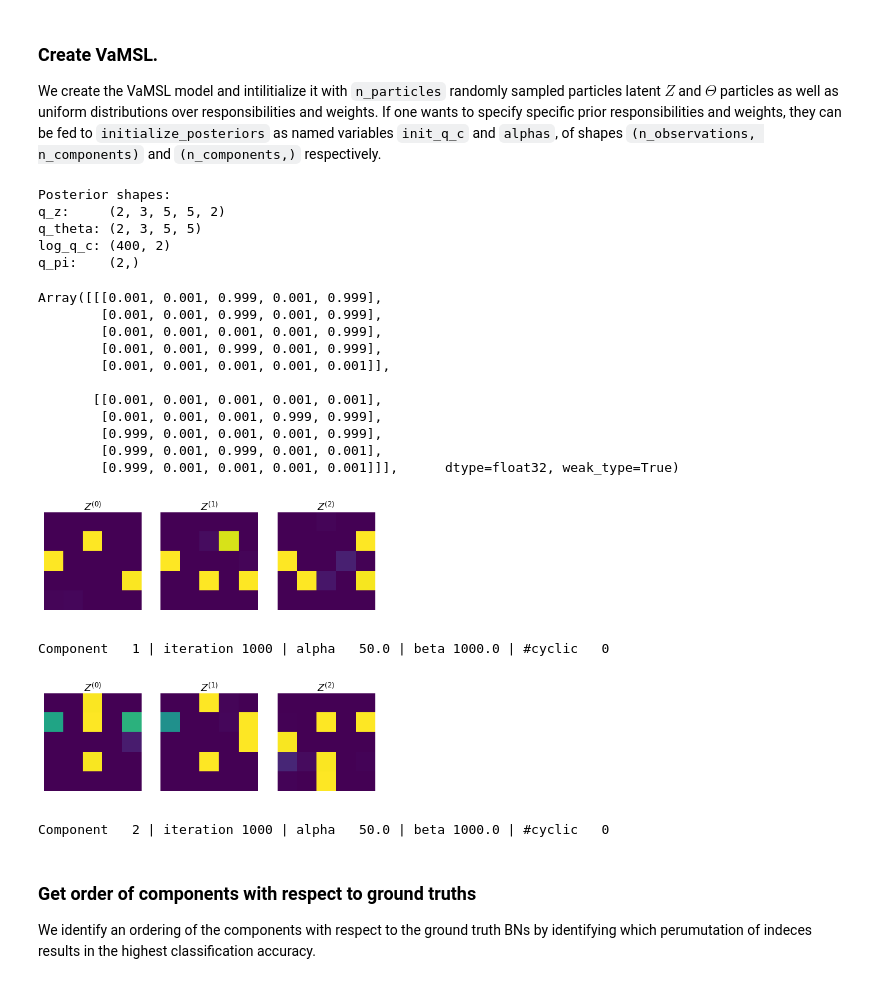
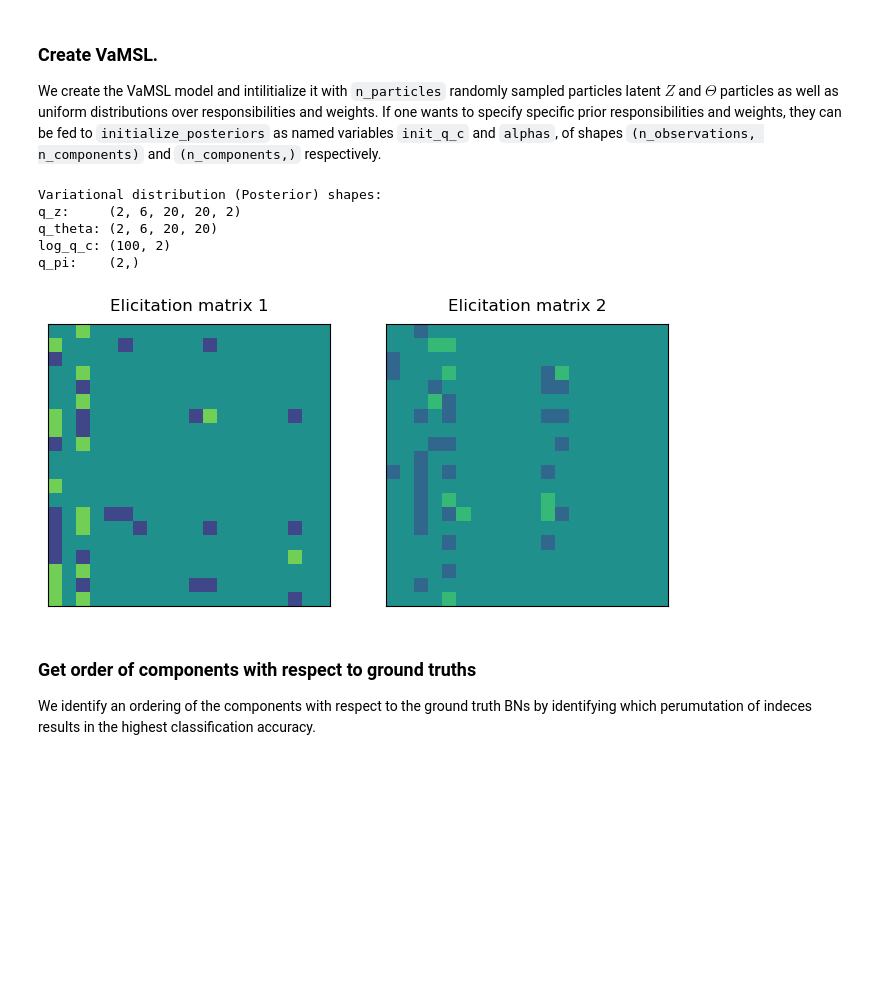
Before and after one commit to ZacBjo/VaMSL_proj, a Jupyter notebook: examples/vamsl_example.ipynb, the cells around one changed output. Cells and saved outputs as stored; diff of their text form; code cells hidden in the pictures; blank space fills up the shorter version.

Commit message:
Added probabilistic elicitation.

```diff
--- a/examples/vamsl_example.ipynb
+++ b/examples/vamsl_example.ipynb
@@ -119,79 +138,67 @@ We create the VaMSL model and intilitialize it with `n_particles` randomly sampl
 # %%
 from vamsl.inference import VaMSL
 
 # Create VaMSL and initialize posteriors (remove indicator vecor from dataset)
-vamsl = VaMSL(x=x, graph_model=graph_model, mixture_likelihood_model=lik, component_likelihood_model=component_lik)
+vamsl = VaMSL(x=x, graph_model=graph_model, mixture_likelihood_model=lik,
+              component_likelihood_model=component_lik,
+              n_mixture_grad_mc_samples=10,
+              n_elicitation_grad_mc_samples=1000,
+              lamda=50)#n_vars**5)
 key, subk = random.split(key)
-vamsl.initialize_posteriors(key=subk, n_components=n_components, n_particles=3, linear=linear)
+vamsl.initialize_posteriors(key=subk, n_components=2, n_particles=6, linear=linear)#,init_q_c=jax.nn.one_hot(indicator,n_components))
 
-print('Posterior shapes:')
+print('Variational distribution (Posterior) shapes:')
 posts = vamsl.get_posteriors()
 print('q_z:     ' + str(posts[0].shape)) # [n_components, n_particls, d, l, 2]
 print('q_theta: ' + str(posts[1].shape)) if linear else print('q_theta: ' + str(len(posts[1]))) # leading dim of n_components
 print('log_q_c: ' + str(posts[2].shape)) # [n_observations, n_components]
 print('q_pi:    ' + str(posts[3].shape)) # [n_components,]
+
+# Specify prior elicitation matrix
+#vamsl.set_E(0.5*jnp.ones_like(ground_truth_graphs)) # set default (unconstrained)
+#vamsl.set_E(jnp.where(ground_truth_graphs, 0.7, 0.3)) # supply correct soft constraints
+#vamsl.set_E(ground_truth_graphs) # supply correct hard constraints
+vamsl.set_E(E)
+visualize_ground_truths(vamsl.get_E(), graph_label='Elicitation matrix')
 # %% [output]
-Posterior shapes:
-q_z:     (2, 3, 5, 5, 2)
-q_theta: (2, 3, 5, 5)
-log_q_c: (400, 2)
+Variational distribution (Posterior) shapes:
+q_z:     (2, 6, 20, 20, 2)
+q_theta: (2, 6, 20, 20)
+log_q_c: (100, 2)
 q_pi:    (2,)
+[figure, added]
-# %%
-#key, subk = random.split(key)
-#_, false_graphs, _, _, _, _ = make_mixture_model(key=subk,mixing_rate=mixing_rate,n_vars=n_vars,n_observations=n_observations,graph_type=graph_type,struct_eq_type=struct_eq_type)
-
-#E = jnp.ones((n_components, n_vars, n_vars)).at[i,j,...].set(1.0) # supply individual constraints
-E = jnp.where(ground_truth_graphs, 0.999, 0.001) # supply correct soft constraints
-#E = ground_truth_graphs # supply correct hard constraints
-
-#print(false_graphs)
-vamsl.set_E(E)
-vamsl.get_E()
-#vamsl.elicitation_probs_to_hard_constraints(vamsl.get_E()) # check hard constraints encoding
-#vamsl.set_posteriors(q_z=vamsl.get_posteriors()[0], q_theta=jnp.array([[ground_truth_thetas[i] for j in range(7)] for i in range(n_components)]), log_q_c=vamsl.get_posteriors()[2], q_pi=1+jax.nn.one_hot(x_ind[:,n_vars], n_components).sum(axis=0))
-# %% [output]
-Array([[[0.001, 0.001, 0.999, 0.001, 0.999],
-        [0.001, 0.001, 0.999, 0.001, 0.999],
-        [0.001, 0.001, 0.001, 0.001, 0.999],
-        [0.001, 0.001, 0.999, 0.001, 0.999],
-        [0.001, 0.001, 0.001, 0.001, 0.001]],
-
-       [[0.001, 0.001, 0.001, 0.001, 0.001],
-        [0.001, 0.001, 0.001, 0.999, 0.999],
-        [0.999, 0.001, 0.001, 0.001, 0.999],
-        [0.999, 0.001, 0.999, 0.001, 0.001],
-        [0.999, 0.001, 0.001, 0.001, 0.001]]],      dtype=float32, weak_type=True)
 # %%
 from sklearn.metrics import confusion_matrix
 
 # CAVI and SVGD vars
-n_cavi_updates, steps, callback_every = 10, 100, 100
+n_cavi_updates, steps, callback_every = 5, 100, 100
 
 # CAVI-loop
 for cavi_update in range(n_cavi_updates):
     key, subk = random.split(key)
     # Optimize q(Z, \Theta)
     vamsl.update_particle_posteriors(key=subk, steps=steps, callback_every=callback_every,
-                                     callback=vamsl.visualize_callback(save_path='./dibs_fit_pics/'), linear=linear)
+                                     callback=vamsl.visualize_callback(), linear=linear)
 
     # Update to optimal q(c) and q(\pi)
     vamsl.update_responsibilities_and_weights()
     print(f'CAVI update number {cavi_update+1}/{n_cavi_updates}')
 
     # Print current clustering performance
-    order = vamsl.identify_MAP_classification_ordering(ground_truth_indicator=x_ind[:,n_vars])
-    y_pred = [order[k] for k in [jnp.argmax(c_i) for c_i in vamsl.get_posteriors()[2]]]
-    print('MAP clustering: \n', confusion_matrix(x_ind[:,n_vars], y_pred))
+    order = vamsl.identify_MAP_classification_ordering(ground_truth_indicator=indicator)
+    y_pred = [order[k] for k in jnp.argmax(vamsl.get_posteriors()[2], axis=1)]
+    print('MAP clustering: \n', confusion_matrix(indicator, y_pred))
 
 # Final CAVI update with more SVGD steps to ensure annealing unto acyclic graphs
-key, subk = random.split(key)
-vamsl.update_particle_posteriors(key=subk, steps=1000, callback_every=200, callback=vamsl.visualize_callback(), linear=linear)
-vamsl.update_responsibilities_and_weights()
+for long_CAVI in range(0):
+    key, subk = random.split(key)
+    vamsl.update_particle_posteriors(key=subk, steps=2000, callback_every=200, callback=vamsl.visualize_callback(), linear=linear)
+    vamsl.update_responsibilities_and_weights()
+
+    # Print current clustering performance
+    order = vamsl.identify_MAP_classification_ordering(ground_truth_indicator=indicator)
+    y_pred = [order[k] for k in jnp.argmax(vamsl.get_posteriors()[2], axis=1)]
+    print('MAP clustering: \n', confusion_matrix(indicator, y_pred))
-# %% [output]
-[figure, removed]
-Component   1 | iteration 1000 | alpha   50.0 | beta 1000.0 | #cyclic   0
-[figure, removed]
-Component   2 | iteration 1000 | alpha   50.0 | beta 1000.0 | #cyclic   0
 # %% [markdown]
 ### Get order of components with respect to ground truths
 
```
Also changed, not shown: parts of 24 cells of this notebook.
